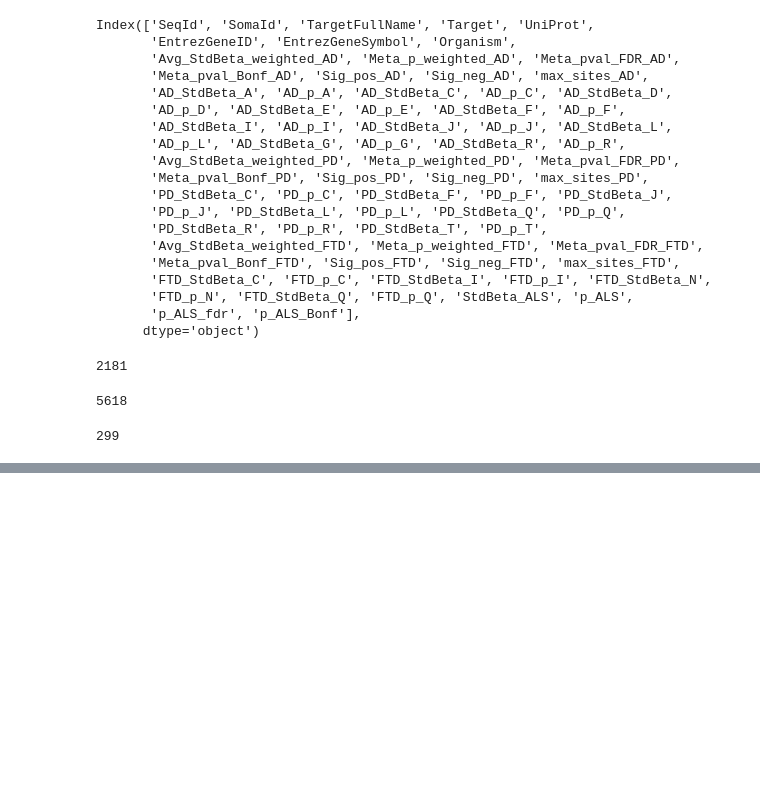
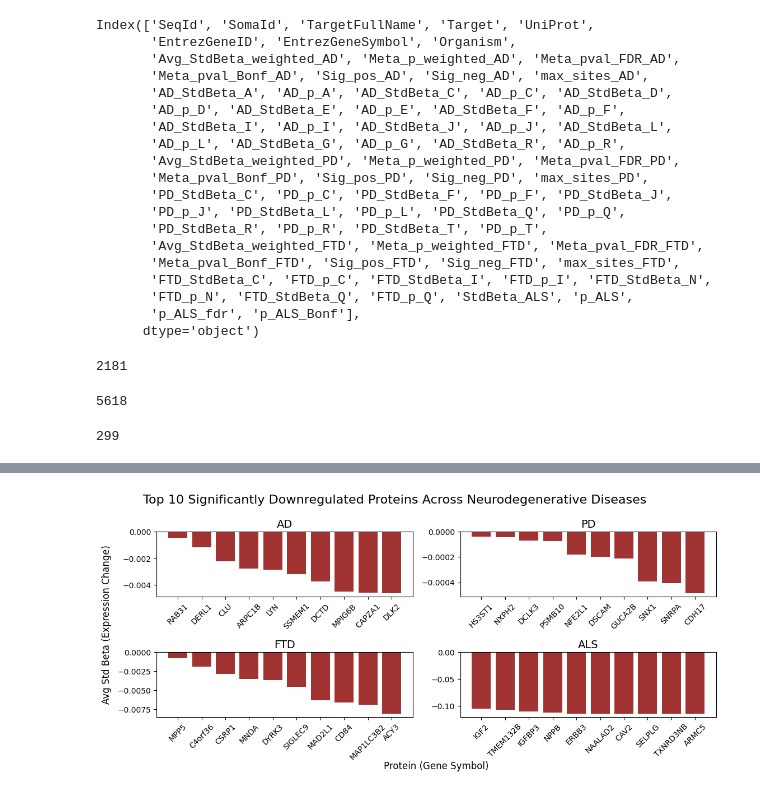
Before and after one commit to qyxhust/Chem277-Team4-Project, a Jupyter notebook: eda.ipynb, the cells around one changed output, grey strips where cells are left out. Saved outputs shown, nothing was run; the diff lists cells and outputs as text; code cells hidden in the pictures; blank space fills up the shorter version.

```diff
--- a/eda.ipynb
+++ b/eda.ipynb
@@ -220,0 +316,31 @@ print(len(downregulated_ALS))
+# %%
+fig, axs = plt.subplots(nrows=2, ncols=2, figsize = (12, 6))
+axs = axs.ravel()
+axs[0].bar(top_10_downreg_AD["EntrezGeneSymbol"], top_10_downreg_AD["Avg_StdBeta_weighted_AD"], color='darkred', alpha=0.8)
+axs[0].set_title("AD", fontsize=14)
+axs[0].tick_params(axis='x', labelrotation=45)
+
+axs[1].bar(top_10_downreg_PD["EntrezGeneSymbol"], top_10_downreg_PD["Avg_StdBeta_weighted_PD"], color='darkred', alpha=0.8)
+axs[1].set_title("PD", fontsize=14)
+axs[1].tick_params(axis='x', labelrotation=45)
+
+axs[2].bar(top_10_downreg_FTD["EntrezGeneSymbol"], top_10_downreg_FTD["Avg_StdBeta_weighted_FTD"], color='darkred', alpha=0.8)
+axs[2].set_title("FTD", fontsize=14)
+axs[2].tick_params(axis='x', labelrotation=45)
+
+axs[3].bar(top_10_downreg_ALS["EntrezGeneSymbol"], top_10_downreg_ALS["StdBeta_ALS"], color='darkred', alpha=0.8)
+axs[3].set_title("ALS", fontsize=14)
+axs[3].tick_params(axis='x', labelrotation=45)
+
+fig.add_subplot(111, frameon=False)
+plt.tick_params(labelcolor='none', which='both', top=False, bottom=False, left=False, right=False)
+
+
+plt.xlabel("Protein (Gene Symbol)", fontsize=12, labelpad=40)
+plt.ylabel("Avg Std Beta (Expression Change)", fontsize=12, labelpad=35)
+plt.suptitle("Top 10 Significantly Downregulated Proteins Across Neurodegenerative Diseases", fontsize=16)
+plt.tick_params(axis='x', labelsize=10)
+plt.tick_params(axis='y', labelsize=10)
+fig.tight_layout()
+# %% [output]
+[figure, added]
```
Also changed, not shown: parts of 4 cells of this notebook.
